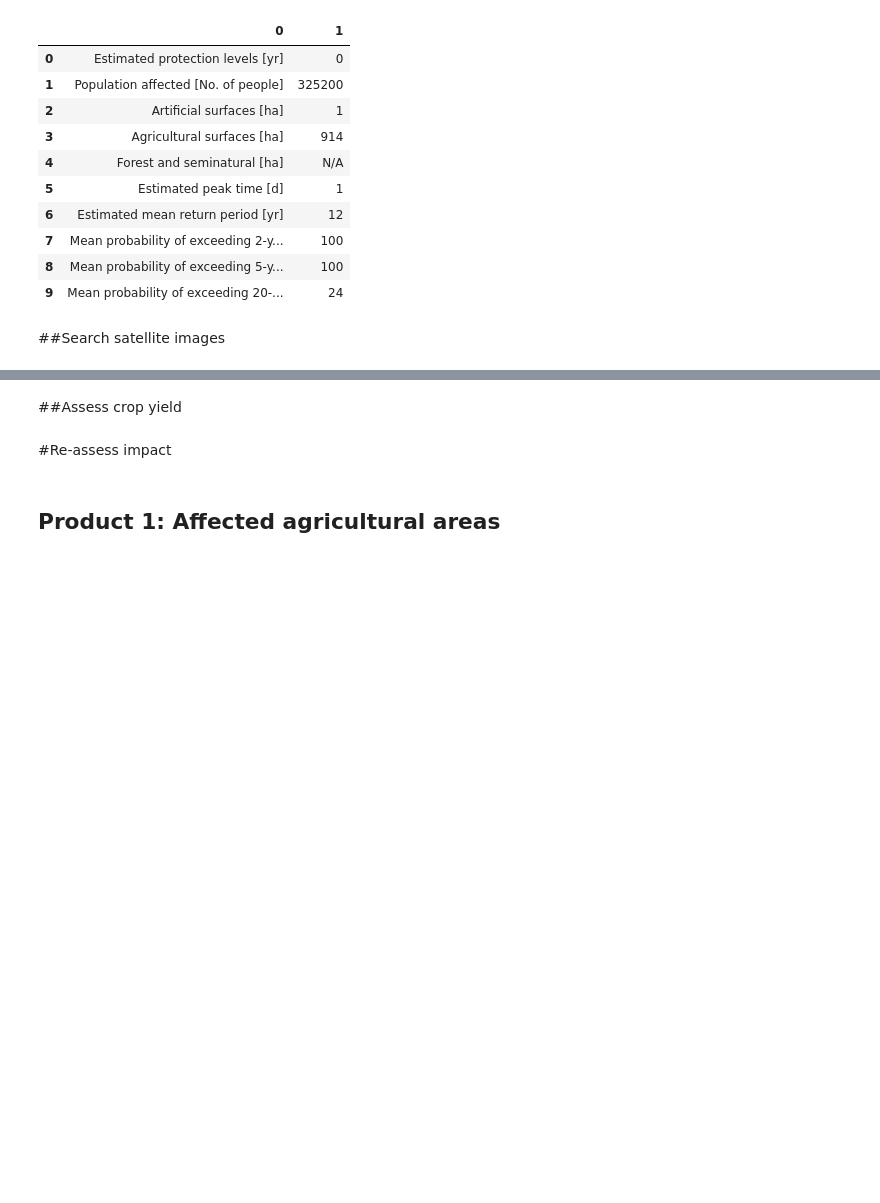
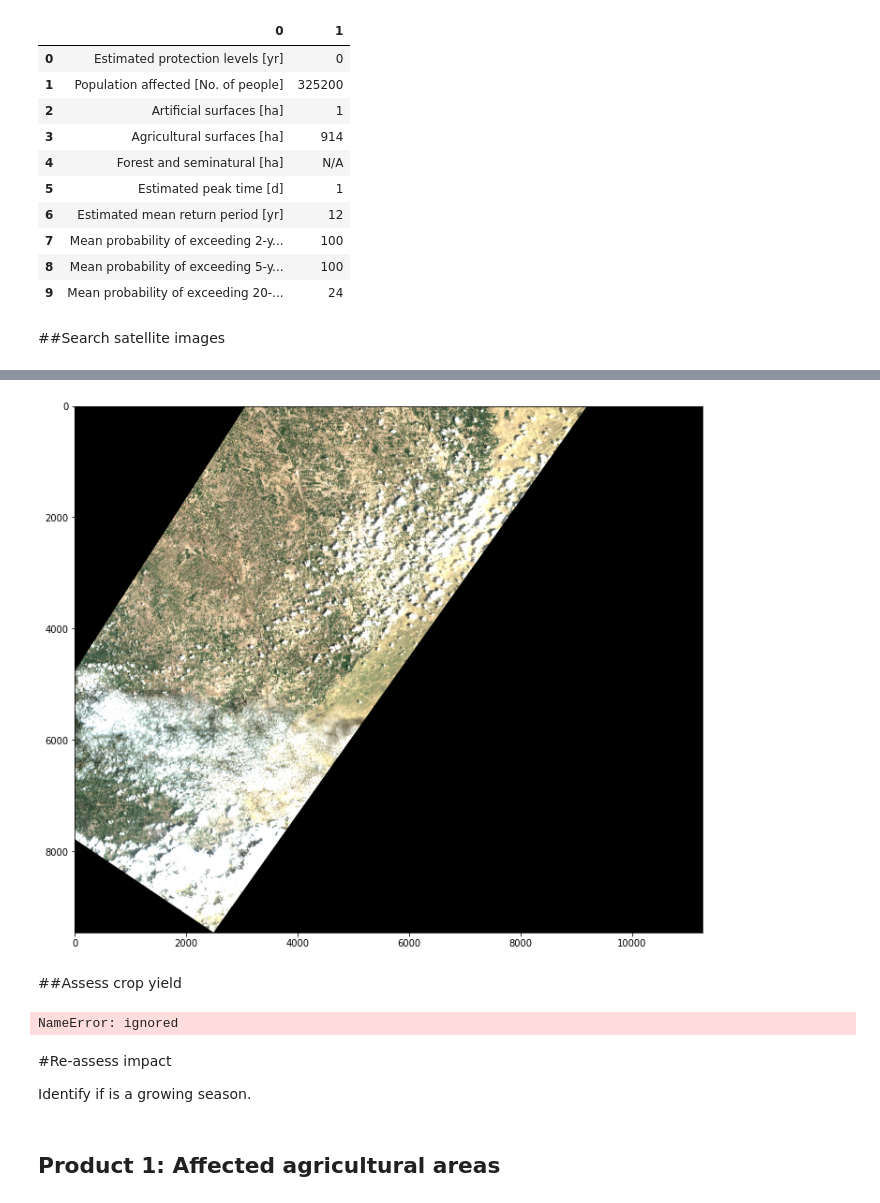
Before and after one commit to thainehassumpcao/Up2Date, a Jupyter notebook: Up2Date_prototype_checkpoint.ipynb, the cells around one changed output, grey strips where cells are left out. Saved outputs shown, nothing was run; the diff lists cells and outputs as text; code cells hidden in the pictures; blank space fills up the shorter version.

```diff
--- a/Up2Date_prototype_checkpoint.ipynb
+++ b/Up2Date_prototype_checkpoint.ipynb
@@ -160,7 +202,21 @@ products = api.query(
+# %%
+# Display dataset
+with rasterio.open('crop_tci.tif', 'r') as dataset:
+    fig, ax = plt.subplots(1, figsize=(12, 12))
+    img_array = dataset.read()
+    show(img_array)
+# %% [output]
+[figure, added]
 # %% [markdown]
 ##Assess crop yield
+# %%
+ndvi = (sample.B08 - sample.B04) / (sample.B08 + sample.B04)
+# %% [output]
+NameError: ignored
 # %% [markdown]
 #Re-assess impact
+
+Identify if is a growing season.
 # %% [markdown]
 ## Product 1: Affected agricultural areas
 # %% [markdown]
```
Also changed, not shown: parts of 13 cells of this notebook.
